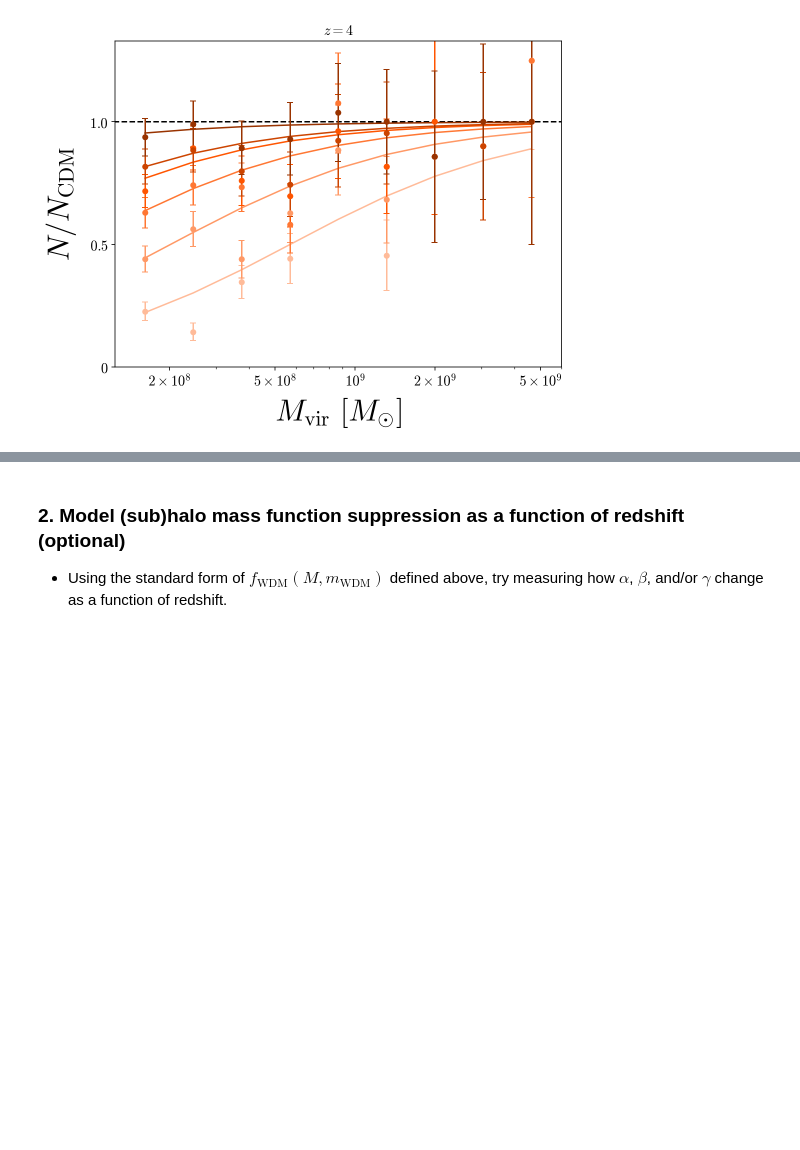
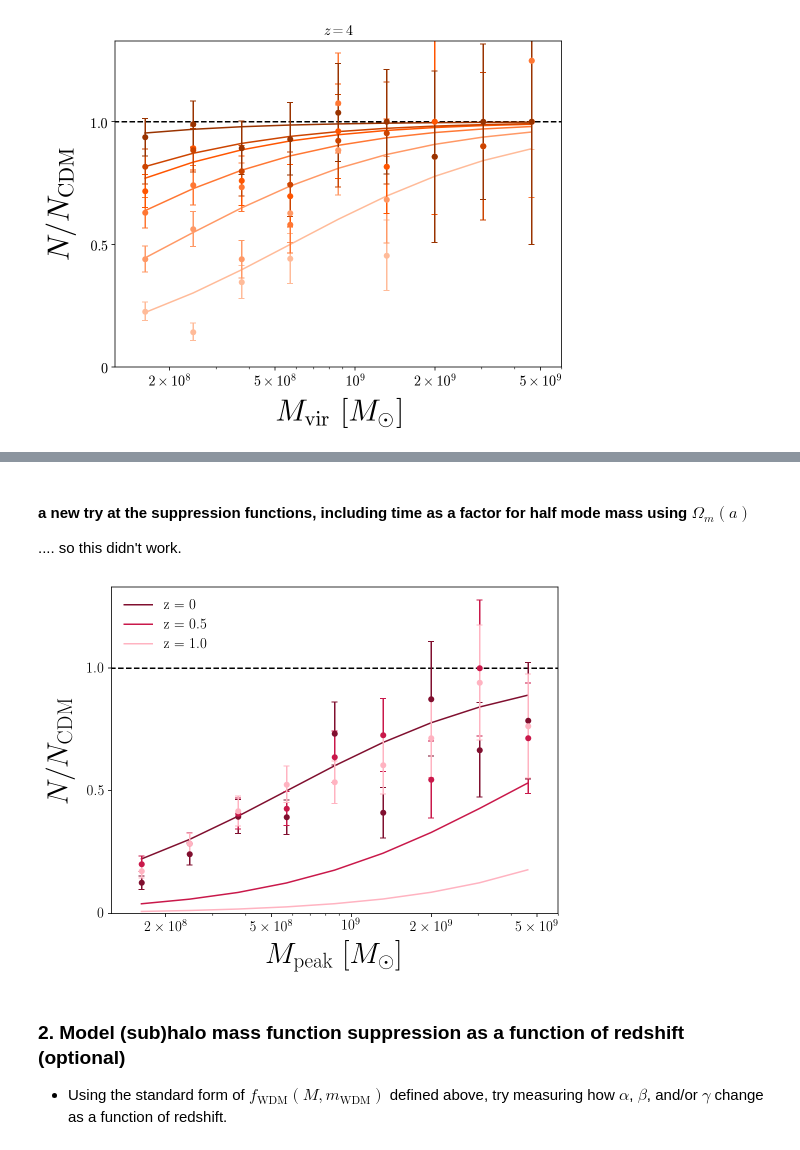
Before and after one commit to theotherlogan/nsbp-2023, a Jupyter notebook: notebooks/logan_week4.ipynb, the cells around one changed output, grey strips where cells are left out. Saved outputs shown, nothing was run; the diff lists cells and outputs as text; code cells hidden in the pictures; blank space fills up the shorter version.

Commit message:
shmf suppression; redshift experiment (half mode mass)

```diff
--- a/notebooks/logan_week4.ipynb
+++ b/notebooks/logan_week4.ipynb
@@ -471,7 +473,7 @@ plt.show()
 plt.figure(figsize=(8,6))
 plt.xscale('log')
 
-z_desired = 4
+z_desired = 0
 z = str(redshifts[np.argmin(np.abs(redshifts - z_desired))])
 ###
 
@@ -525,3 +530,60 @@ plt.legend(fontsize=10)
+# %% [markdown]
+#### a new try at the suppression functions, including time as a factor for half mode mass using $\Omega_m(a)$
+
+.... so this didn't work.
+# %%
+def omega_m(z):
+    return 0.286 * ((1/(1 + float(z)))**-3)
+
+def transfer(k, mwdm, z=0, a = 0.0292, b = -1.188, nu = 1.049, theta = 2.012, eta = 0.2463, h=0.7):
+    alpha = a*(mwdm**b)*((omega_m(z)*h*h/0.12)**eta)*((h/0.6736)**theta)
+    transfer = (1+(alpha*k)**(2*nu))**(-5./nu)
+    return transfer
+
+def khm(mwdm, z=0, k_array=np.logspace(0,3,1000), h=0.7):
+    return k_array[np.argmin(np.abs(transfer(k_array,mwdm,z)**2-0.25))]*h
+
+def Mhm(mwdm, z=0, h=0.7):
+    rho_m = 1.36*10**11*omega_m(z)
+    return (4.*np.pi*rho_m/3.)*((2.*np.pi/(khm(mwdm,z)*h))/2.)**3.
+
+def shmf_suppression(M,mwdm,z=0, alpha=2.7,beta=1.,gamma=0.99):
+    return (1.+(alpha*(Mhm(mwdm,z))/(M))**beta)**(-1.*gamma)
+# %%
+plt.figure(figsize=(8,6))
+plt.xscale('log')
+plt.plot(np.linspace(1e8,6e9,10),np.ones(10),ls='--',c='k') # line at 1.0
+model = 'wdm_3'
+
+###
+colors = ['#800f2f', '#c9184a', '#ffb3c1']
+sample_redshifts = [0, 0.5, 1.]
+
+for i, z_desired in enumerate(sample_redshifts):
+
+
+    z = str(redshifts[np.argmin(np.abs(redshifts - z_desired))])
+
+    plt.errorbar(0.5*(base_mpeak[1:]+base_mpeak[:-1]),wdm_shmf_mpeak_suppression[model][z],yerr=wdm_shmf_mpeak_suppression_err[model][z],
+                 linestyle='none',marker='.',markersize=10,capsize=3,c=colors[i])
+
+    plt.plot(0.5*(base_mpeak[1:]+base_mpeak[:-1]),shmf_suppression((base_mpeak[1:]+base_mpeak[:-1]), float(model[4:]), z=z),c=colors[i], label=f'z = {z_desired}')
+
+###
+
+plt.xticks([2e8,5e8,1e9,2e9,5e9],[r'$2\times 10^8$',r'$5\times 10^8$',r'$10^9$',r'$2\times 10^9$',r'$5\times 10^9$'],fontsize=14)
+plt.yticks([0,0.5,1.0],[r'$0$',r'$0.5$',r'$1.0$'], fontsize=14)
+
+plt.xlim(1.25e8,6e9)
+plt.ylim(0,1.33)
+
+plt.xlabel(r'$M_{\rm{peak}}\ [M_{\mathrm{\odot}}]$',fontsize=30,labelpad=8)
+plt.ylabel(r'$N/N_{\rm{CDM}}$', fontsize=30, labelpad=12)
+
+plt.legend(fontsize=14, edgecolor='white')
+plt.show()
+# %% [output]
+[figure, added]
 # %% [markdown]
 ### 2. Model (sub)halo mass function suppression as a function of redshift (optional)
 
```
Also changed, not shown: parts of 7 cells of this notebook.
